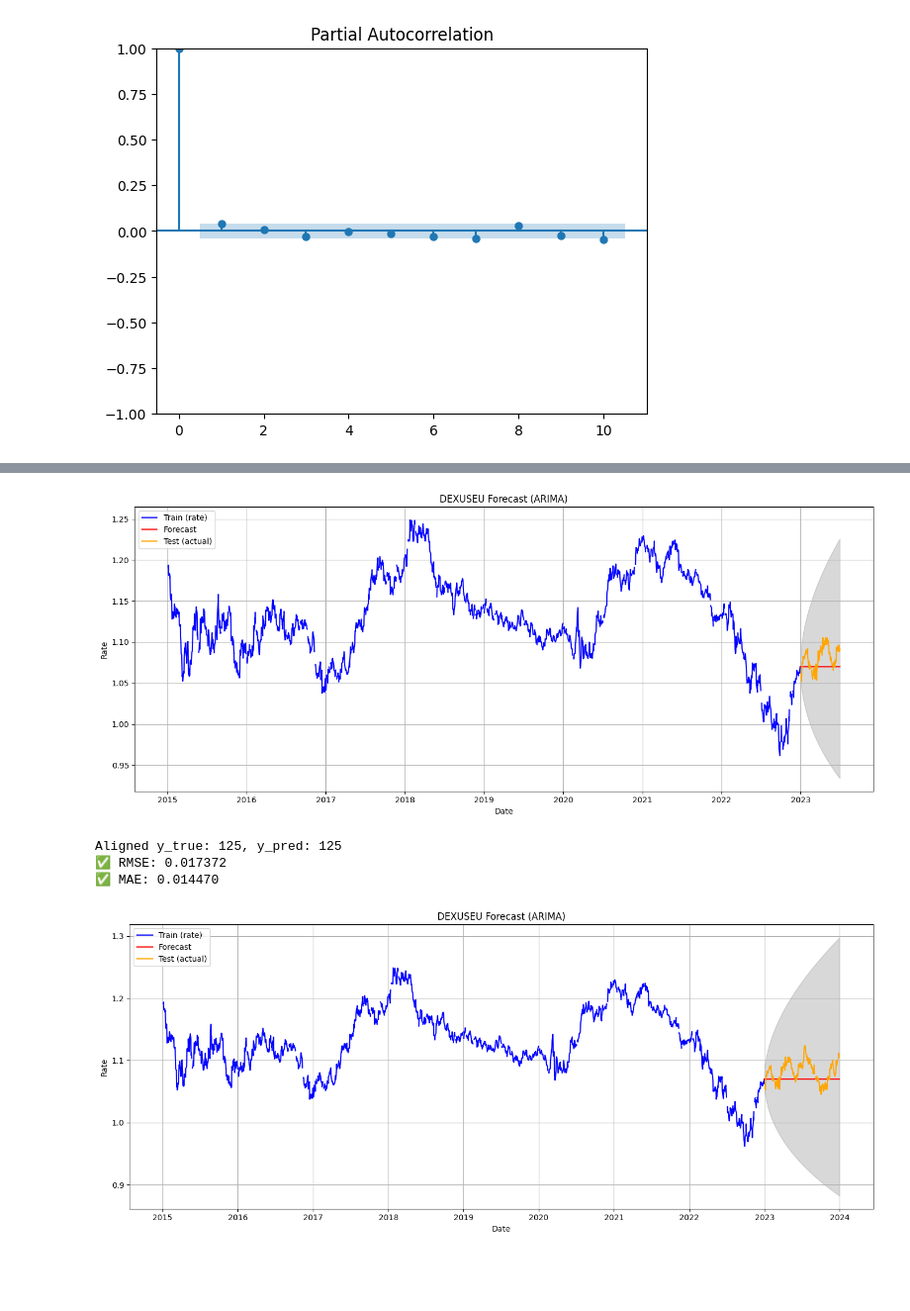
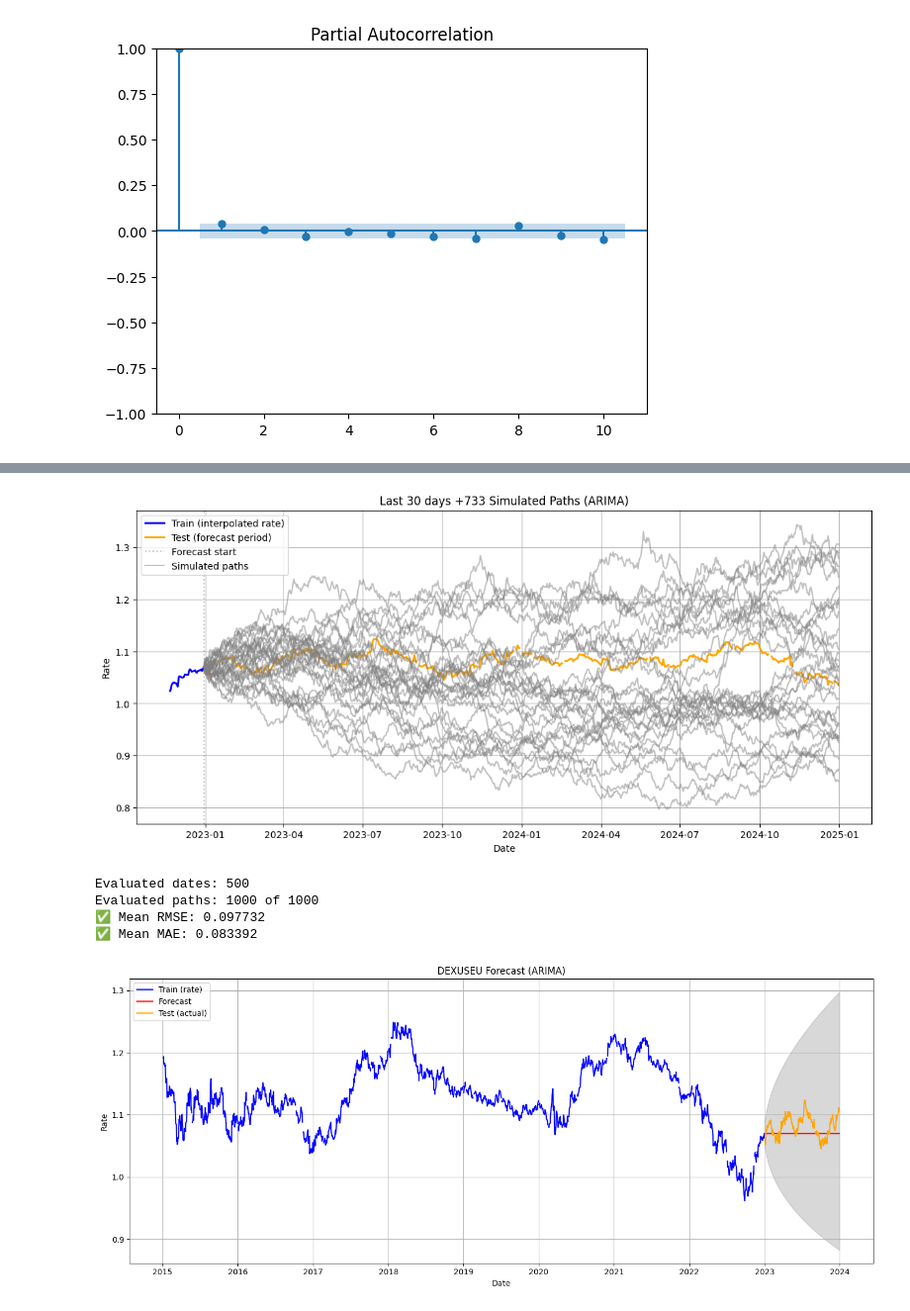
Before and after one commit to kenjihilasak/exchange-rate-forecasting, a Jupyter notebook: 3. modelling/modelling.ipynb, the cells around one changed output, grey strips where cells are left out. Shown at 99% size. Saved outputs shown, nothing was run; the diff lists cells and outputs as text; code cells hidden in the pictures; blank space fills up the shorter version.

```diff
--- a/3. modelling/modelling.ipynb
+++ b/3. modelling/modelling.ipynb
@@ -400,23 +403,19 @@ Aligned y_true: 19, y_pred: 19
 # %%
-# forecast and plot arima: 6 month ahead
+# ARIMA Forecasting and Evaluation 2 years
 
-# Load test data
-test_df = pd.read_csv('../2. preprocesing/test_df_dexuseu.csv', index_col='date', parse_dates=True)
-
-fc_rate, test_rate = forecast_and_plot_arima(
-    res=res,                # fitted ARIMA model
-    train_df=train_df,      # your training data
-    test_df=test_df,        # your test data
-    steps=182,              # forecast horizon
-    rate_col='rate',        # column with actual exchange rate
-    title='DEXUSEU Forecast (ARIMA)'
-)
-metrics = evaluate_forecast_metrics(fc_rate, test_df, rate_col='rate')
+# 1) Simulate paths and plot
+all_paths = simulate_paths_and_plot(res, train_df,
+                                    test_df, steps=366*2,
+                                    n_sims=1000,
+                                    rate_col='rate_interpolated')
+# 2) Evaluate simulations
+metrics = evaluate_simulations(all_paths, test_df, rate_col='rate')
 # %% [output]
-[figure, old version]
+[figure, new version]
-Aligned y_true: 125, y_pred: 125
-✅ RMSE: 0.017372
-✅ MAE: 0.014470
+Evaluated dates: 500
+Evaluated paths: 1000 of 1000
+✅ Mean RMSE: 0.097732
+✅ Mean MAE: 0.083392
 # %%
 # forecast and plot arima: 12 month ahead
 
```
Also changed, not shown: parts of 25 cells of this notebook, 12 other files.
